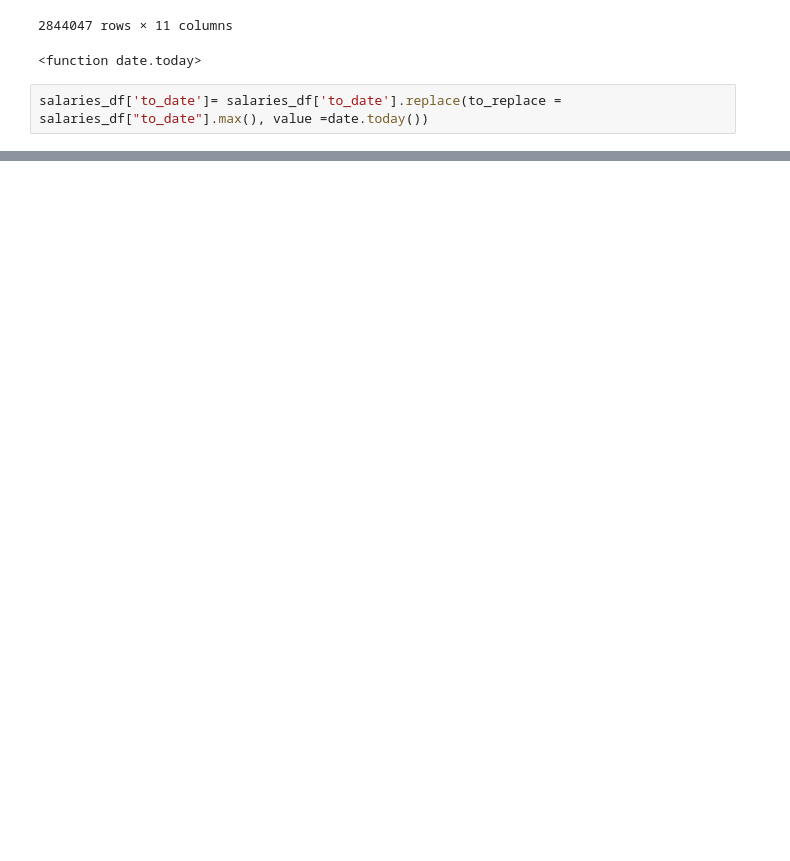
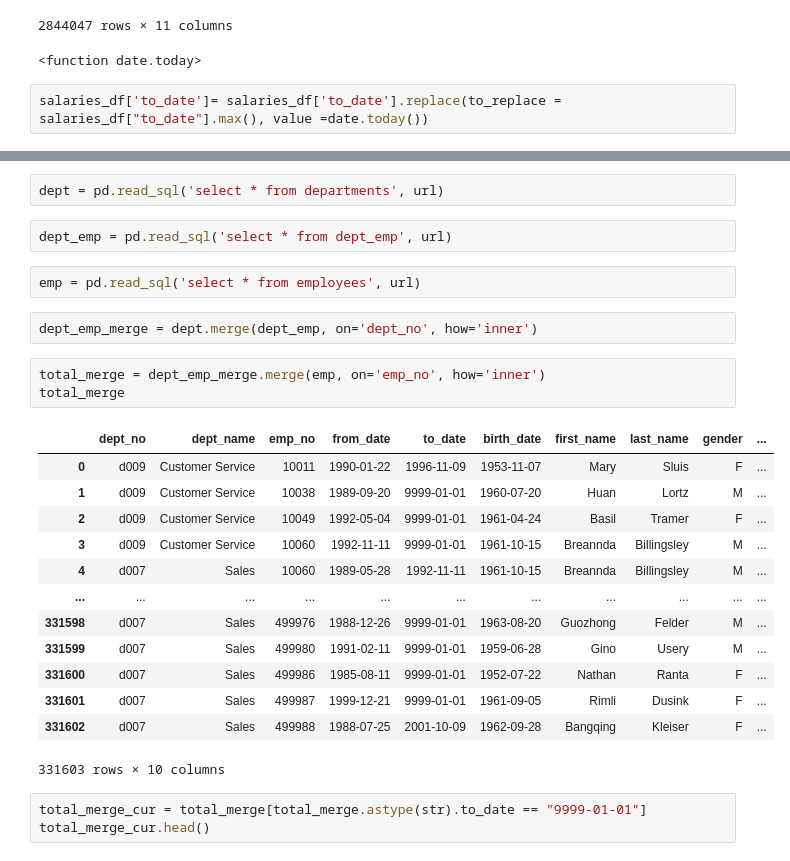
Before and after one commit to albertopuentes/statistics-exercises, a Jupyter notebook: hypothesis_testing.ipynb, the cells around one changed output, grey strips where cells are left out. Cells and saved outputs as stored; diff of their text form; blank space fills up the shorter version.

```diff
--- a/hypothesis_testing.ipynb
+++ b/hypothesis_testing.ipynb
@@ -351,0 +475,28 @@ salaries_df['to_date']= salaries_df['to_date'].replace(to_replace = salaries_df[
+# %%
+dept = pd.read_sql('select * from departments', url)
+# %%
+dept_emp = pd.read_sql('select * from dept_emp', url)
+# %%
+emp = pd.read_sql('select * from employees', url)
+# %%
+dept_emp_merge = dept.merge(dept_emp, on='dept_no', how='inner')
+# %%
+total_merge = dept_emp_merge.merge(emp, on='emp_no', how='inner')
+total_merge
+# %% [output]
+|  | dept_no | dept_name | emp_no | from_date | to_date | birth_date | first_name | last_name | gender | ... |
+| 0 | d009 | Customer Service | 10011 | 1990-01-22 | 1996-11-09 | 1953-11-07 | Mary | Sluis | F | ... |
+| 1 | d009 | Customer Service | 10038 | 1989-09-20 | 9999-01-01 | 1960-07-20 | Huan | Lortz | M | ... |
+| 2 | d009 | Customer Service | 10049 | 1992-05-04 | 9999-01-01 | 1961-04-24 | Basil | Tramer | F | ... |
+| 3 | d009 | Customer Service | 10060 | 1992-11-11 | 9999-01-01 | 1961-10-15 | Breannda | Billingsley | M | ... |
+| 4 | d007 | Sales | 10060 | 1989-05-28 | 1992-11-11 | 1961-10-15 | Breannda | Billingsley | M | ... |
+| ... | ... | ... | ... | ... | ... | ... | ... | ... | ... | ... |
+| 331598 | d007 | Sales | 499976 | 1988-12-26 | 9999-01-01 | 1963-08-20 | Guozhong | Felder | M | ... |
+| 331599 | d007 | Sales | 499980 | 1991-02-11 | 9999-01-01 | 1959-06-28 | Gino | Usery | M | ... |
+| 331600 | d007 | Sales | 499986 | 1985-08-11 | 9999-01-01 | 1952-07-22 | Nathan | Ranta | F | ... |
+| 331601 | d007 | Sales | 499987 | 1999-12-21 | 9999-01-01 | 1961-09-05 | Rimli | Dusink | F | ... |
+| 331602 | d007 | Sales | 499988 | 1988-07-25 | 2001-10-09 | 1962-09-28 | Bangqing | Kleiser | F | ... |
+331603 rows × 10 columns
+# %%
+total_merge_cur = total_merge[total_merge.astype(str).to_date == "9999-01-01"]
+total_merge_cur.head()
```
Also changed, not shown: parts of 16 cells of this notebook.
